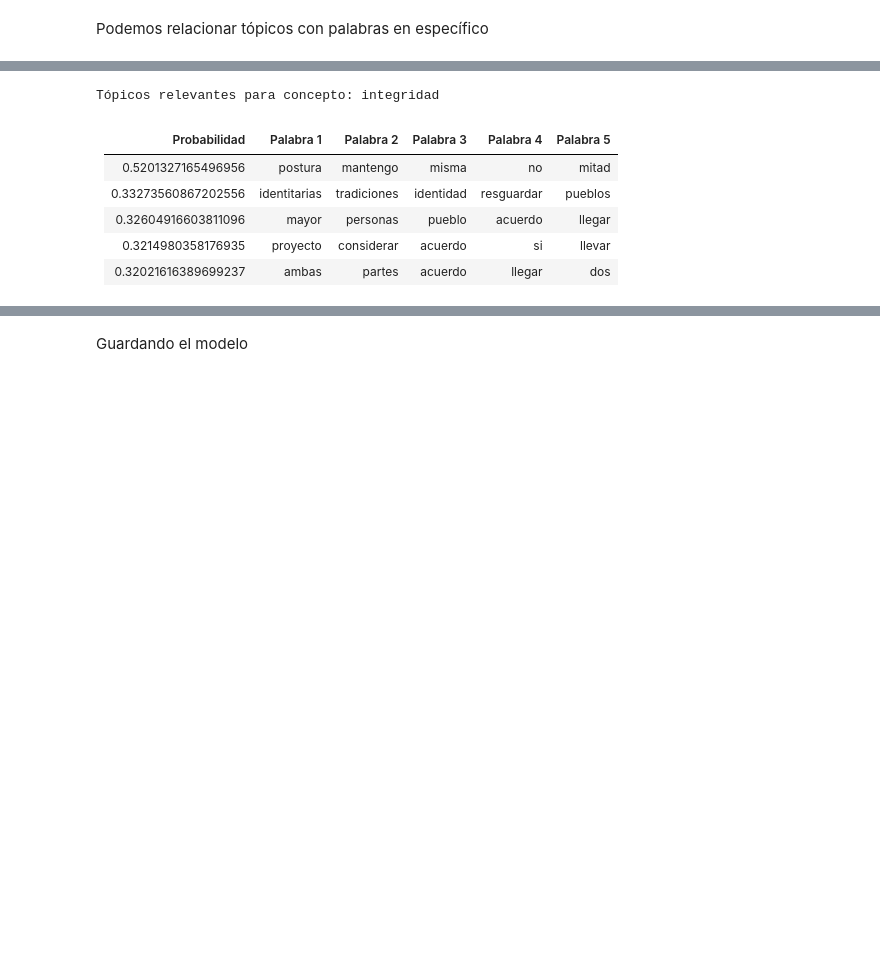
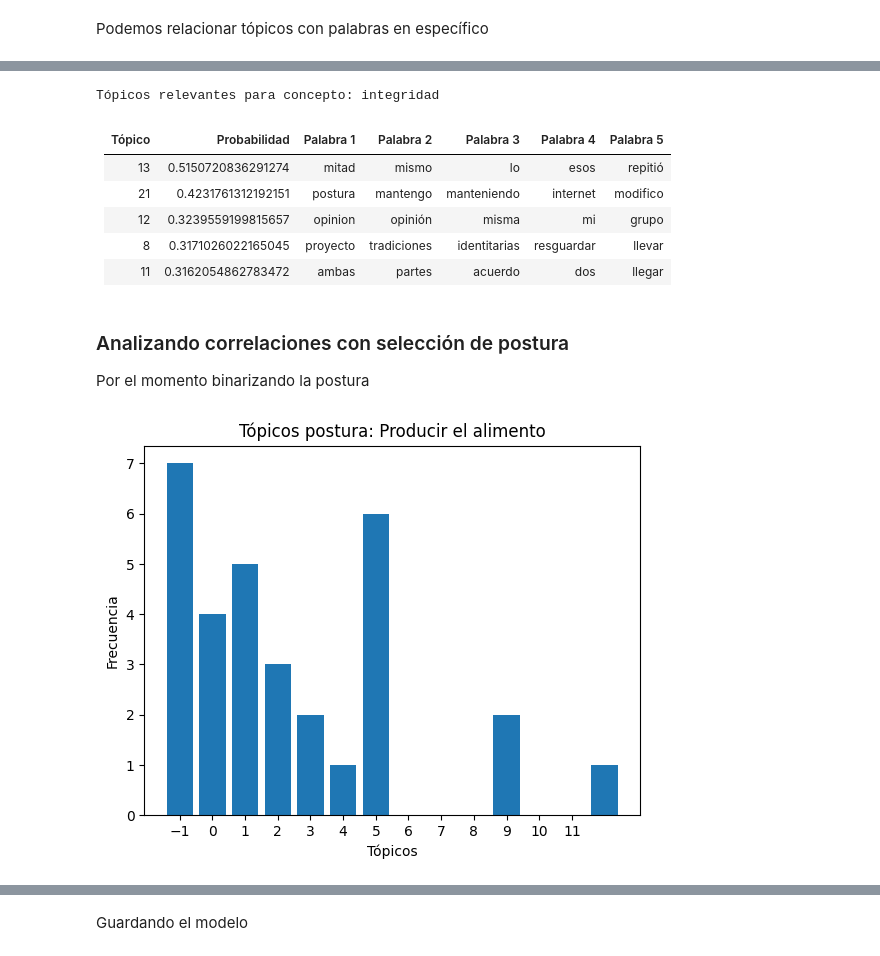
Before and after one commit to camilocarvajalreyes/ethicapp-nlp, a Jupyter notebook: topic-modelling/BT_adela.ipynb, the cells around one changed output, grey strips where cells are left out. Drawn from its saved outputs; the diff is of its cells as text; code cells hidden in the pictures; blank space fills up the shorter version.

Commit message:
update BT topic histogram per selection

```diff
--- a/topic-modelling/BT_adela.ipynb
+++ b/topic-modelling/BT_adela.ipynb
@@ -4,6 +4,8 @@
 import sys
 sys.path.insert(0, '..')
 from utils.preprocesamiento import df_to_list
+# %%
+op_left, op_right = 'Producir el alimento', 'Resguardar tradiciones'
 # %%
 import pandas as pd
 from utils.cargar import df_caso
@@ -167,15 +174,19 @@ from utils.exploracion import print_table_md
 
 print("Tópicos relevantes para concepto: {}".format(target))
 
-headers = ['Probabilidad'] + ['Palabra {}'.format(i+1) for i in range(max_w)]
+headers = ['Tópico','Probabilidad'] + ['Palabra {}'.format(i+1) for i in range(max_w)]
 
 print_table_md(headers, data)
 # %% [output]
 Tópicos relevantes para concepto: integridad
-| Probabilidad | Palabra 1 | Palabra 2 | Palabra 3 | Palabra 4 | Palabra 5 |
-| --- | --- | --- | --- | --- | --- |
-| 0.5201327165496956 | postura | mantengo | misma | no | mitad |
-| 0.33273560867202556 | identitarias | tradiciones | identidad | resguardar | pueblos |
-| 0.32604916603811096 | mayor | personas | pueblo | acuerdo | llegar |
-| 0.3214980358176935 | proyecto | considerar | acuerdo | si | llevar |
-| 0.32021616389699237 | ambas | partes | acuerdo | llegar | dos |
+| Tópico | Probabilidad | Palabra 1 | Palabra 2 | Palabra 3 | Palabra 4 | Palabra 5 |
+| --- | --- | --- | --- | --- | --- | --- |
+| 13 | 0.5150720836291274 | mitad | mismo | lo | esos | repitió |
+| 21 | 0.4231761312192151 | postura | mantengo | manteniendo | internet | modifico |
+| 12 | 0.3239559199815657 | opinion | opinión | misma | mi | grupo |
+| 8 | 0.3171026022165045 | proyecto | tradiciones | identitarias | resguardar | llevar |
+| 11 | 0.3162054862783472 | ambas | partes | acuerdo | dos | llegar |
+# %% [markdown]
+### Analizando correlaciones con selección de postura
+
+Por el momento binarizando la postura
@@ -181,0 +196,2 @@ Tópicos relevantes para concepto: integridad
+# %%
+output_sel1 = model.transform(df_to_list(df_test[df_test['sel']==1],'comment',tokenizador))
@@ -181,0 +200,32 @@ Tópicos relevantes para concepto: integridad
+# %%
+import matplotlib.pyplot as plt
+
+def get_element_frequency(input_list):
+    frequency_dict = {}
+    for element in input_list:
+        if element in frequency_dict:
+            frequency_dict[element] += 1
+        else:
+            frequency_dict[element] = 1
+    return frequency_dict
+
+counts = get_element_frequency(output_sel1[0])
+
+# Switching to the OO-interface. You can do all of this with "plt" as well.
+fig, ax = plt.subplots()
+
+keys = counts.keys()
+values = counts.values()
+
+plt.bar(keys, values)
+
+custom_ticks = list(range(-1,max(output_sel1[0])))
+plt.xticks(custom_ticks)
+
+plt.xlabel('Tópicos')
+plt.ylabel('Frecuencia')
+plt.title('Tópicos postura: {}'.format(op_left))
+
+plt.show()
+# %% [output]
+[figure, added]
```
Also changed, not shown: parts of 13 cells of this notebook.
